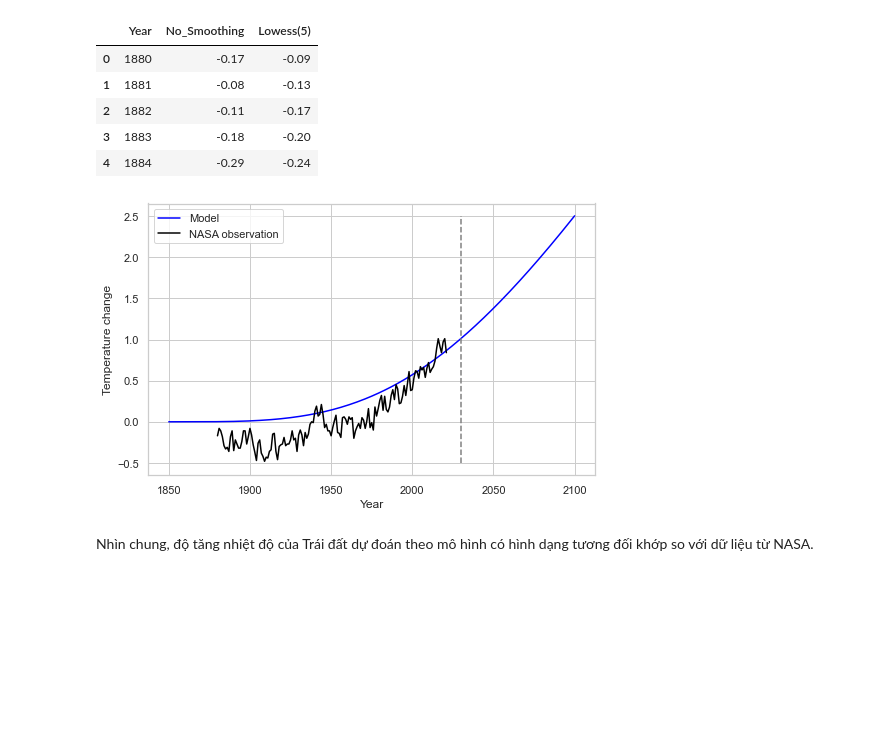
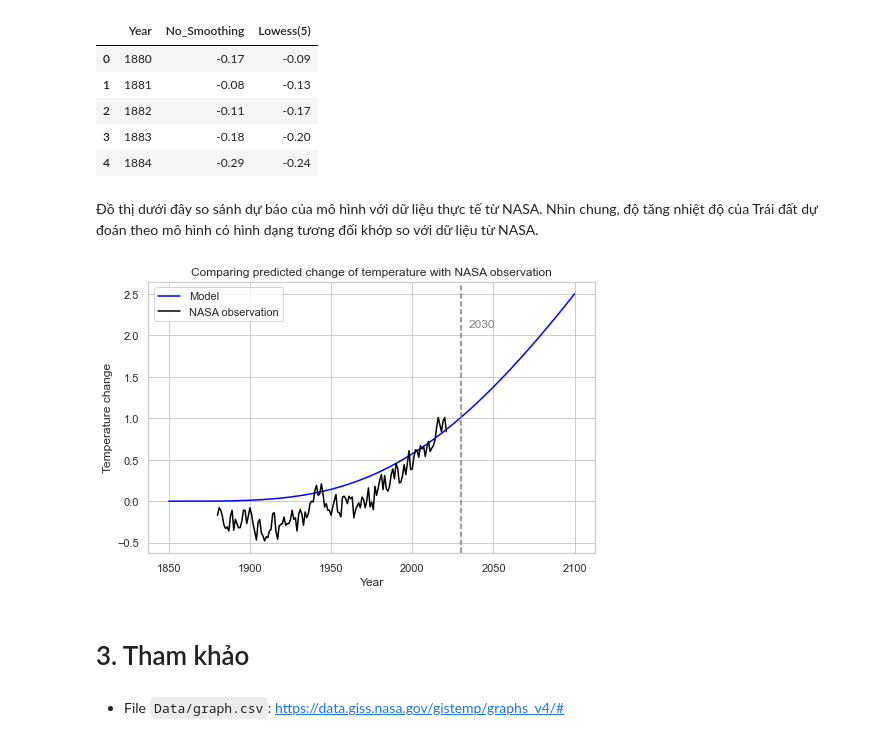
Before and after one commit to mdnam2410/hcmus-da-climate-model, a Jupyter notebook: climate-model.ipynb, the cells around one changed output. Saved outputs shown, nothing was run; the diff lists cells and outputs as text; code cells hidden in the pictures; blank space fills up the shorter version.

```diff
--- a/climate-model.ipynb
+++ b/climate-model.ipynb
@@ -142,17 +147,24 @@ nasa_df.head()
 | 2 | 1882 | -0.11 | -0.17 |
 | 3 | 1883 | -0.18 | -0.20 |
 | 4 | 1884 | -0.29 | -0.24 |
-# %%
-plt.figure(figsize=(8, 5))
-
-plt.plot(np.arange(1850, 2101), Ts, color='blue')
-plt.plot(nasa_df['Year'], nasa_df['No_Smoothing'], color='black')
-plt.plot([2030, 2030], [-0.5, 2.5], '--', color='gray')
-
-plt.legend(['Model', 'NASA observation'])
-plt.xlabel('Year')
-plt.ylabel('Temperature change');
-# %% [output]
-[figure, old version]
 # %% [markdown]
-Nhìn chung, độ tăng nhiệt độ của Trái đất dự đoán theo mô hình có hình dạng tương đối khớp so với dữ liệu từ NASA.
+Đồ thị dưới đây so sánh dự báo của mô hình với dữ liệu thực tế từ NASA. Nhìn chung, độ tăng nhiệt độ của Trái đất dự đoán theo mô hình có hình dạng tương đối khớp so với dữ liệu từ NASA.
+# %%
+plt.figure(figsize=(8, 5))
+
+plt.plot(np.arange(1850, 2101), Ts, color='blue')
+plt.plot(nasa_df['Year'], nasa_df['No_Smoothing'], color='black')
+
+plt.axvline(x=2030, linestyle='--', color='gray')
+plt.text(2030 + 5, 2.1, '2030', color='gray')
+
+plt.legend(['Model', 'NASA observation'])
+plt.title('Comparing predicted change of temperature with NASA observation')
+plt.xlabel('Year')
+plt.ylabel('Temperature change');
+# %% [output]
+[figure, new version]
+# %% [markdown]
+# 3. Tham khảo
+# %% [markdown]
+* File `Data/graph.csv`: https://data.giss.nasa.gov/gistemp/graphs_v4/#
```
Also changed, not shown: parts of 4 cells of this notebook.
